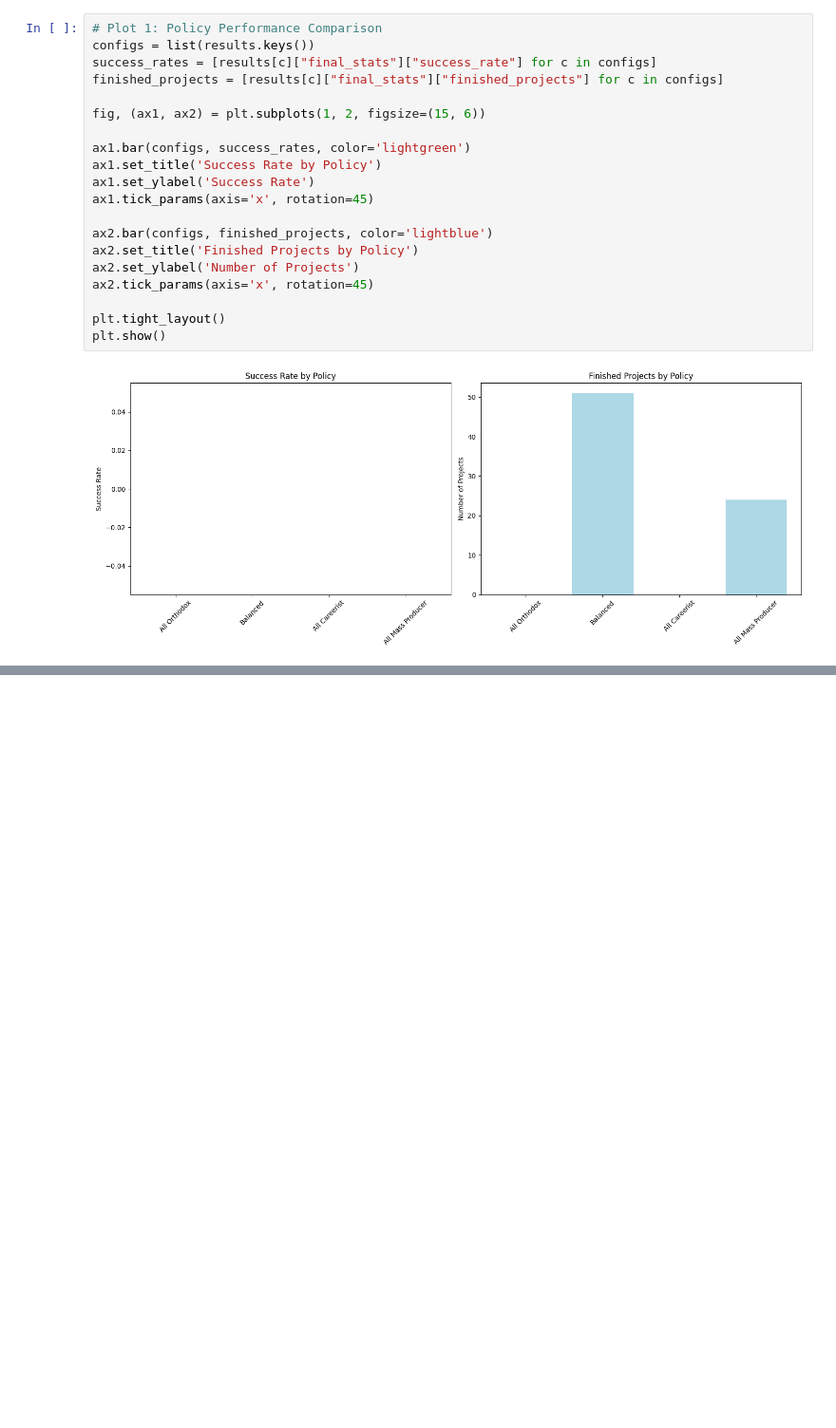
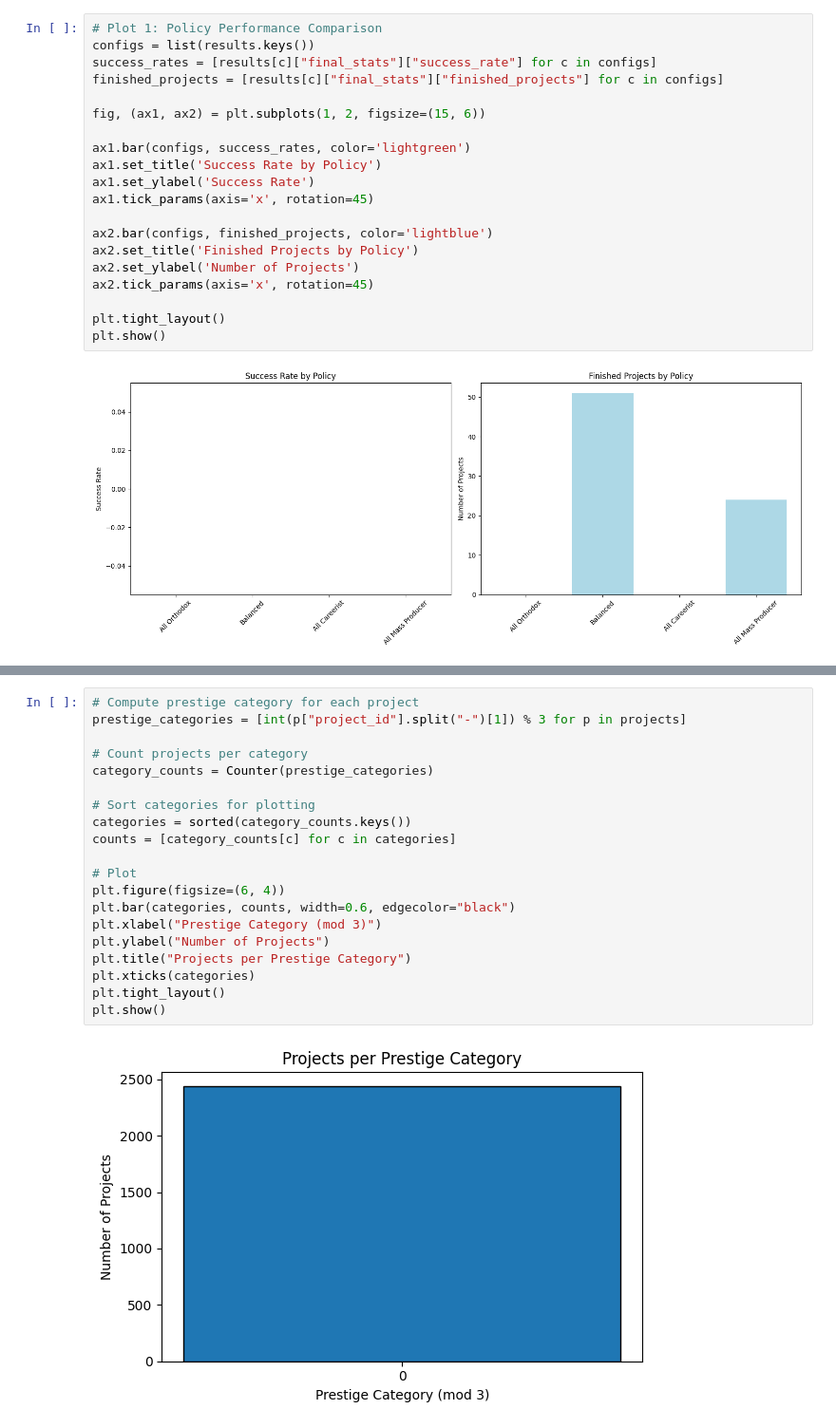
Before and after one commit to Christof93/Conference-Simulation, a Jupyter notebook: simulation/reputation-environment/visualize_stats.ipynb, the cells around one changed output, grey strips where cells are left out. Shown at 95% size. Saved outputs shown, nothing was run; the diff lists cells and outputs as text; blank space fills up the shorter version.

```diff
--- a/simulation/reputation-environment/visualize_stats.ipynb
+++ b/simulation/reputation-environment/visualize_stats.ipynb
@@ -431,0 +462,22 @@ plt.show()
+# %%
+# Compute prestige category for each project
+prestige_categories = [int(p["project_id"].split("-")[1]) % 3 for p in projects]
+
+# Count projects per category
+category_counts = Counter(prestige_categories)
+
+# Sort categories for plotting
+categories = sorted(category_counts.keys())
+counts = [category_counts[c] for c in categories]
+
+# Plot
+plt.figure(figsize=(6, 4))
+plt.bar(categories, counts, width=0.6, edgecolor="black")
+plt.xlabel("Prestige Category (mod 3)")
+plt.ylabel("Number of Projects")
+plt.title("Projects per Prestige Category")
+plt.xticks(categories)
+plt.tight_layout()
+plt.show()
+# %% [output]
+[figure, added]
```
Also changed, not shown: parts of 5 cells of this notebook, 8 other files.
